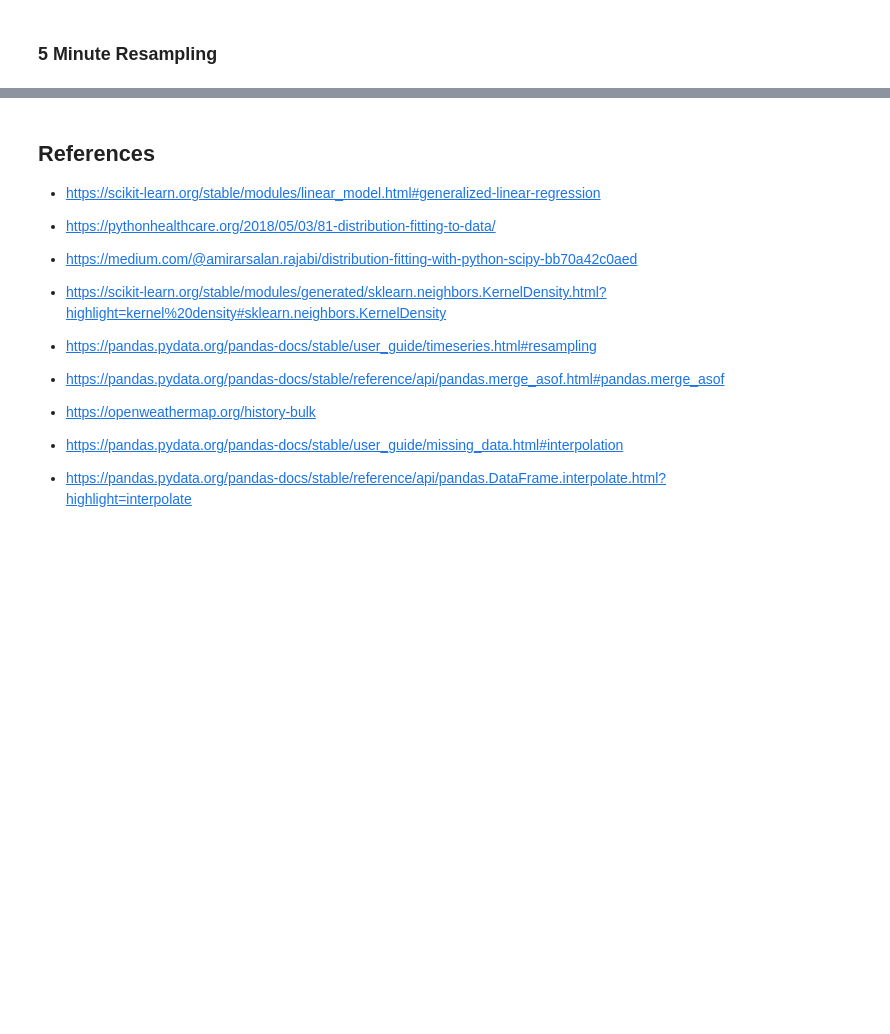
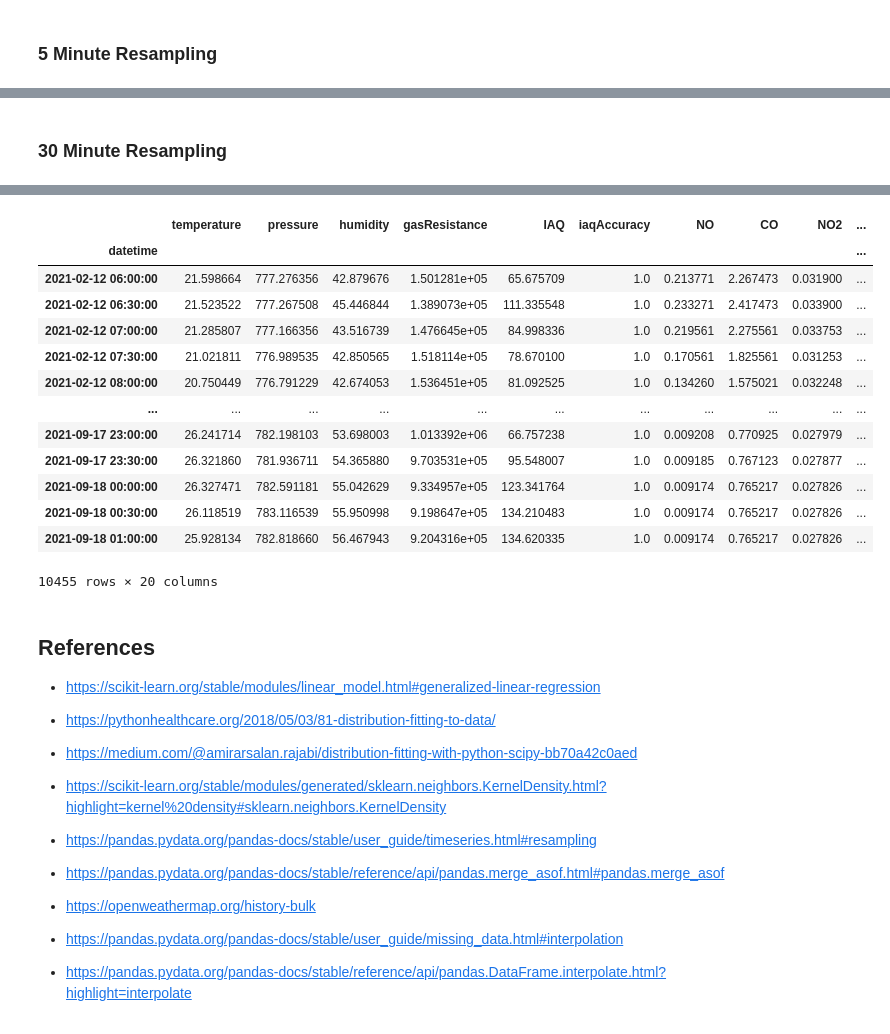
Before and after one commit to philwebsurfer/dlfinal, a Jupyter notebook: paper05_data_aggregation.ipynb, the cells around one changed output, grey strips where cells are left out. Cells and saved outputs as stored; diff of their text form; code cells hidden in the pictures; blank space fills up the shorter version.

```diff
--- a/paper05_data_aggregation.ipynb
+++ b/paper05_data_aggregation.ipynb
@@ -514,0 +579,16 @@ Wall time: 1.45 s
+# %% [markdown]
+### 30 Minute Resampling
+# %%
+%%time
+
+df_30min = (
+  df2.
+  resample('30min').
+  mean()
+)
+df_30min = df_30min[~df_30min.isna().any(axis=1)]
+df_30min.drop(columns=["year", "month", "day", "hour",
+                      "minute", "second"], inplace=True)
+df_30min.to_pickle('data/data_30min.pickle.gz')
+df_30min
+# %% [output]
@@ -515,3 +597,17 @@ Wall time: 1.45 s
+|  | temperature | pressure | humidity | gasResistance | IAQ | iaqAccuracy | NO | CO | NO2 | ... |
+| datetime |  |  |  |  |  |  |  |  |  | ... |
+| 2021-02-12 06:00:00 | 21.598664 | 777.276356 | 42.879676 | 1.501281e+05 | 65.675709 | 1.0 | 0.213771 | 2.267473 | 0.031900 | ... |
+| 2021-02-12 06:30:00 | 21.523522 | 777.267508 | 45.446844 | 1.389073e+05 | 111.335548 | 1.0 | 0.233271 | 2.417473 | 0.033900 | ... |
+| 2021-02-12 07:00:00 | 21.285807 | 777.166356 | 43.516739 | 1.476645e+05 | 84.998336 | 1.0 | 0.219561 | 2.275561 | 0.033753 | ... |
+| 2021-02-12 07:30:00 | 21.021811 | 776.989535 | 42.850565 | 1.518114e+05 | 78.670100 | 1.0 | 0.170561 | 1.825561 | 0.031253 | ... |
+| 2021-02-12 08:00:00 | 20.750449 | 776.791229 | 42.674053 | 1.536451e+05 | 81.092525 | 1.0 | 0.134260 | 1.575021 | 0.032248 | ... |
+| ... | ... | ... | ... | ... | ... | ... | ... | ... | ... | ... |
+| 2021-09-17 23:00:00 | 26.241714 | 782.198103 | 53.698003 | 1.013392e+06 | 66.757238 | 1.0 | 0.009208 | 0.770925 | 0.027979 | ... |
+| 2021-09-17 23:30:00 | 26.321860 | 781.936711 | 54.365880 | 9.703531e+05 | 95.548007 | 1.0 | 0.009185 | 0.767123 | 0.027877 | ... |
+| 2021-09-18 00:00:00 | 26.327471 | 782.591181 | 55.042629 | 9.334957e+05 | 123.341764 | 1.0 | 0.009174 | 0.765217 | 0.027826 | ... |
+| 2021-09-18 00:30:00 | 26.118519 | 783.116539 | 55.950998 | 9.198647e+05 | 134.210483 | 1.0 | 0.009174 | 0.765217 | 0.027826 | ... |
+| 2021-09-18 01:00:00 | 25.928134 | 782.818660 | 56.467943 | 9.204316e+05 | 134.620335 | 1.0 | 0.009174 | 0.765217 | 0.027826 | ... |
+10455 rows × 20 columns
 # %% [markdown]
 ## References
 
```
Also changed, not shown: parts of 12 cells of this notebook, 2 other files.
